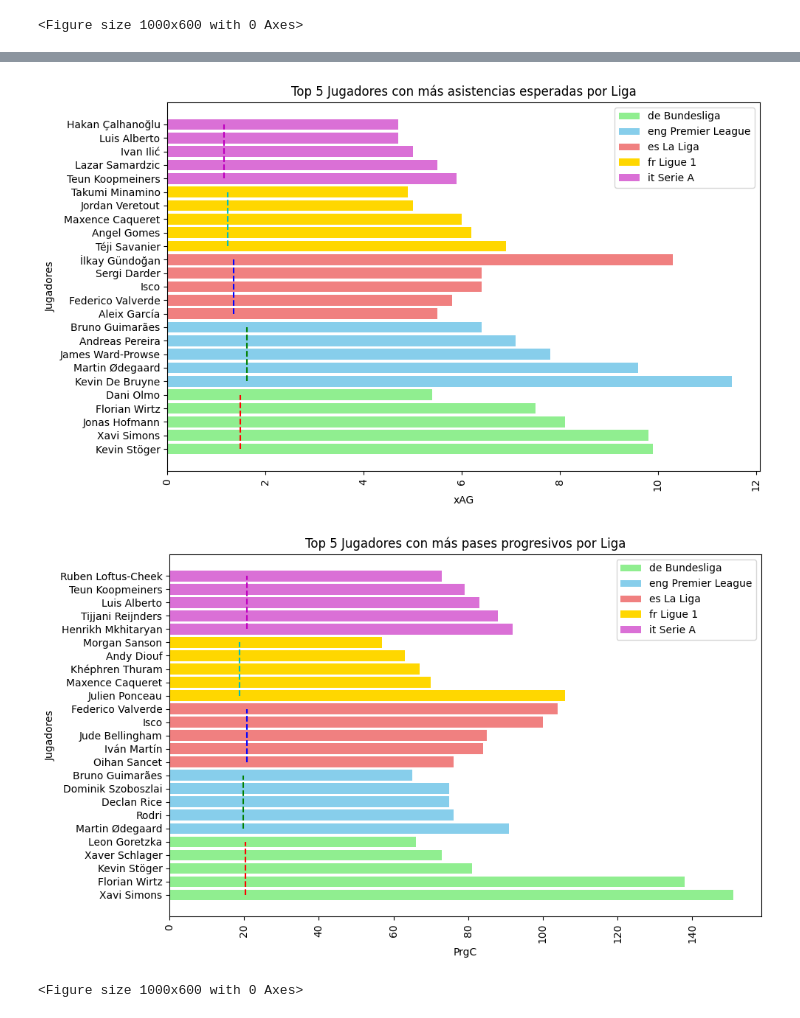
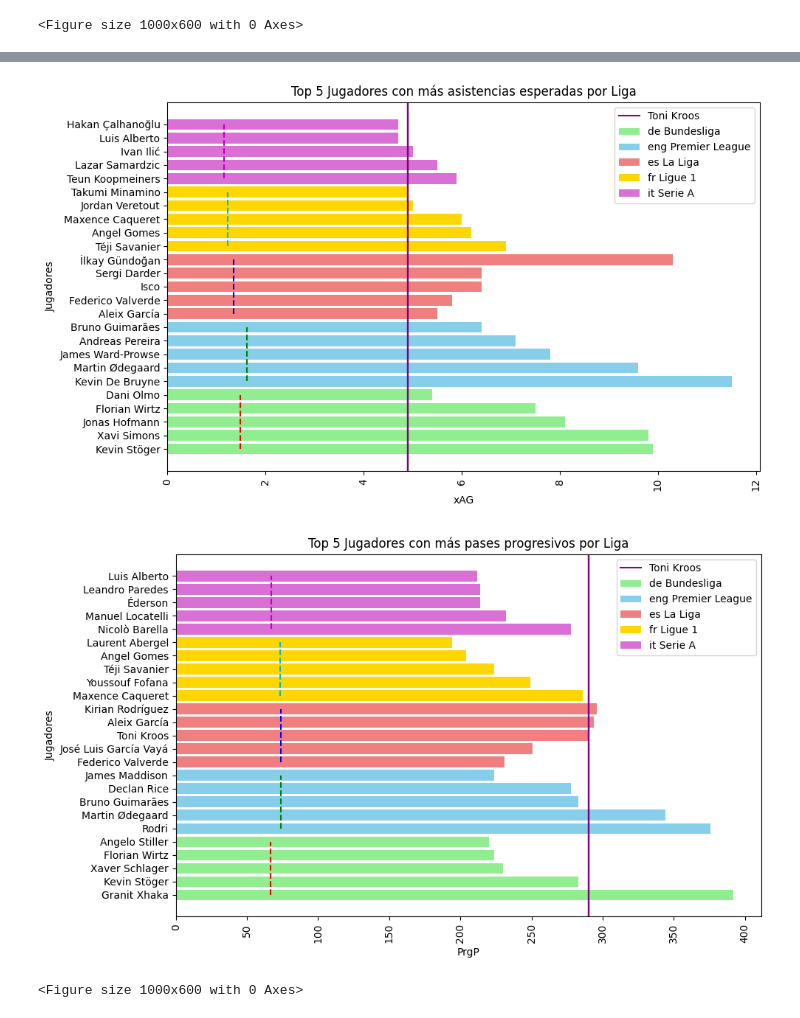
Before and after one commit to RubenVeledo/EDA_top_football_players, a Jupyter notebook: src/notebooks/PROYECTO_TOP_PLAYERS.ipynb, the cells around one changed output, grey strips where cells are left out. Cells and saved outputs as stored; diff of their text form; code cells hidden in the pictures.

```diff
--- a/src/notebooks/PROYECTO_TOP_PLAYERS.ipynb
+++ b/src/notebooks/PROYECTO_TOP_PLAYERS.ipynb
@@ -930,6 +930,8 @@ colores_ligas = {
     'es La Liga': 'lightcoral',
     'it Serie A': 'orchid',
     'fr Ligue 1': 'gold'}
+
+goles_kroos = 1
 
 plt.figure(figsize=(10, 6))
 
@@ -960,7 +962,9 @@ for i, liga in enumerate(top_5_por_liga_goles['Comp'].unique()):
 
     # Dibujar una línea horizontal solo en la parte de los jugadores de esa liga, con un color diferente
     plt.vlines(x=media_liga, ymin=inicio, ymax=fin, colors=colores[i], linestyle='--')
+    plt.axvline(x=goles_kroos, color='purple', linestyle='-', label='_nolegend_')
 
+plt.plot([], [], color='purple', linestyle='-', label='Toni Kroos')
 plt.xticks(rotation=90)  # Rotar nombres de jugadores para que sean legibles
 plt.xlabel('Goles')
 plt.ylabel('Jugadores')
@@ -985,6 +989,8 @@ colores_ligas = {
     'es La Liga': 'lightcoral',
     'it Serie A': 'orchid',
     'fr Ligue 1': 'gold'}
+
+asist_kroos = 8
 
 plt.figure(figsize=(10, 6))
 
@@ -1015,7 +1021,9 @@ for i, liga in enumerate(top_5_por_liga_asist['Comp'].unique()):
 
     # Dibujar una línea horizontal solo en la parte de los jugadores de esa liga, con un color diferente
     plt.vlines(x=media_liga, ymin=inicio, ymax=fin, colors=colores[i], linestyle='--')
+    plt.axvline(x=asist_kroos, color='purple', linestyle='-', label='_nolegend_')
 
+plt.plot([], [], color='purple', linestyle='-', label='Toni Kroos')
 plt.xticks(rotation=90)  # Rotar nombres de jugadores para que sean legibles
 plt.xlabel('Asistencias')
 plt.ylabel('Jugadores')
@@ -1040,6 +1048,8 @@ colores_ligas = {
     'es La Liga': 'lightcoral',
     'it Serie A': 'orchid',
     'fr Ligue 1': 'gold'}
+
+xag_kroos = 4.9
 
 plt.figure(figsize=(10, 6))
 
@@ -1070,7 +1080,9 @@ for i, liga in enumerate(top_5_por_liga_xag['Comp'].unique()):
 
     # Dibujar una línea horizontal solo en la parte de los jugadores de esa liga, con un color diferente
     plt.vlines(x=media_liga, ymin=inicio, ymax=fin, colors=colores[i], linestyle='--')
+    plt.axvline(x=xag_kroos, color='purple', linestyle='-', label='_nolegend_')
 
+plt.plot([], [], color='purple', linestyle='-', label='Toni Kroos')
 plt.xticks(rotation=90)  # Rotar nombres de jugadores para que sean legibles
 plt.xlabel('xAG')
 plt.ylabel('Jugadores')
@@ -1080,13 +1092,13 @@ plt.legend()
 plt.tight_layout()
 plt.show()
 # %% [output]
-[figure, old version]
+[figure, new version]
 # %%
-# Agrupar por liga y seleccionar los 5 primeros de cada una por PrgC
-top_5_por_liga_prgc = superan_media_pases_prog_sorted.groupby("Comp").apply(lambda x: x.nlargest(5, "PrgC_x")).reset_index(drop=True)
+# Agrupar por liga y seleccionar los 5 primeros de cada una por PrgP
+top_5_por_liga_prgp = superan_media_pases_prog_sorted.groupby("Comp").apply(lambda x: x.nlargest(5, "PrgP_x")).reset_index(drop=True)
 # %%
 # Ordenar a los jugadores por liga
-top_5_por_liga_prgc = top_5_por_liga_prgc.sort_values(by="Comp")
+top_5_por_liga_prgp = top_5_por_liga_prgp.sort_values(by="Comp")
 
 # Definir colores específicos para cada liga
 colores_ligas = {
@@ -1096,46 +1108,50 @@ colores_ligas = {
     'it Serie A': 'orchid',
     'fr Ligue 1': 'gold'}
 
+prgp_kroos = 290
+
 plt.figure(figsize=(10, 6))
 
 # Dibujar las barras con colores según la liga
-for i, liga in enumerate(top_5_por_liga_prgc['Comp'].unique()):
+for i, liga in enumerate(top_5_por_liga_prgp['Comp'].unique()):
     # Filtrar los jugadores de la liga actual
-    jugadores_liga = top_5_por_liga_prgc[top_5_por_liga_prgc['Comp'] == liga]
+    jugadores_liga = top_5_por_liga_prgp[top_5_por_liga_prgp['Comp'] == liga]
 
     # Dibujar las barras para los jugadores de esa liga, asignando un color específico
-    plt.barh(jugadores_liga['Player'], jugadores_liga['PrgC_x'], label=f'{liga}', color=colores_ligas[liga])
+    plt.barh(jugadores_liga['Player'], jugadores_liga['PrgP_x'], label=f'{liga}', color=colores_ligas[liga])
 
 # Definir una lista de colores para cada liga
 colores = ['r', 'g', 'b', 'c', 'm']  # Colores diferentes para cada liga
 
 # Dibujar la media de la liga para cada grupo de jugadores de la misma liga
-posiciones = np.arange(len(top_5_por_liga_prgc))  # Posiciones de los jugadores en el gráfico
+posiciones = np.arange(len(top_5_por_liga_prgp))  # Posiciones de los jugadores en el gráfico
 
-for i, liga in enumerate(top_5_por_liga_prgc['Comp'].unique()):
+for i, liga in enumerate(top_5_por_liga_prgp['Comp'].unique()):
     # Filtrar los jugadores de la liga actual
-    jugadores_liga = top_5_por_liga_prgc[top_5_por_liga_prgc['Comp'] == liga]
+    jugadores_liga = top_5_por_liga_prgp[top_5_por_liga_prgp['Comp'] == liga]
 
     # Obtener la media de goles para esa liga (de la columna que ya tienes)
-    media_liga = jugadores_liga['PrgC_y'].iloc[0]
+    media_liga = jugadores_liga['PrgP_y'].iloc[0]
 
     # Obtener el rango de posiciones para los jugadores de esa liga
     inicio = jugadores_liga.index.min()
     fin = jugadores_liga.index.max()
 
     # Dibujar una línea horizontal solo en la parte de los jugadores de esa liga, con un color diferente
     plt.vlines(x=media_liga, ymin=inicio, ymax=fin, colors=colores[i], linestyle='--')
+    plt.axvline(x=prgp_kroos, color='purple', linestyle='-', label='_nolegend_')
 
+plt.plot([], [], color='purple', linestyle='-', label='Toni Kroos')
 plt.xticks(rotation=90)  # Rotar nombres de jugadores para que sean legibles
-plt.xlabel('PrgC')
+plt.xlabel('PrgP')
 plt.ylabel('Jugadores')
 plt.title('Top 5 Jugadores con más pases progresivos por Liga')
 plt.legend()
 
 plt.tight_layout()
 plt.show()
 # %% [output]
-[figure, old version]
+[figure, new version]
 # %%
 # Agrupar por liga y seleccionar los 5 primeros de cada una por PrgC
 top_5_por_liga_prgc = superan_media_cond_prog_sorted.groupby("Comp").apply(lambda x: x.nlargest(5, "PrgC_x")).reset_index(drop=True)
```
Also changed, not shown: parts of 5 cells of this notebook.
